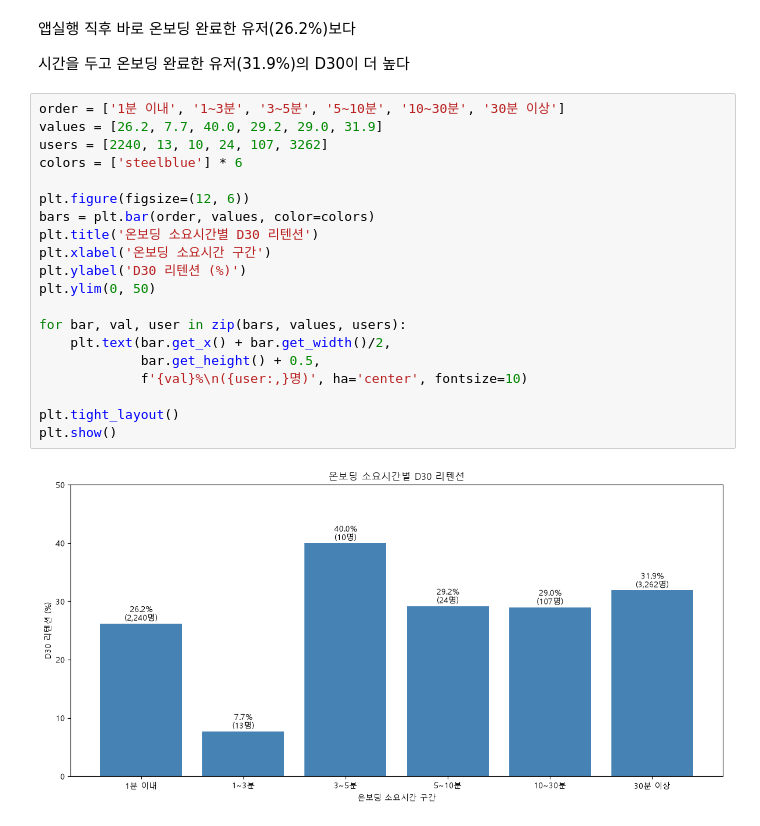
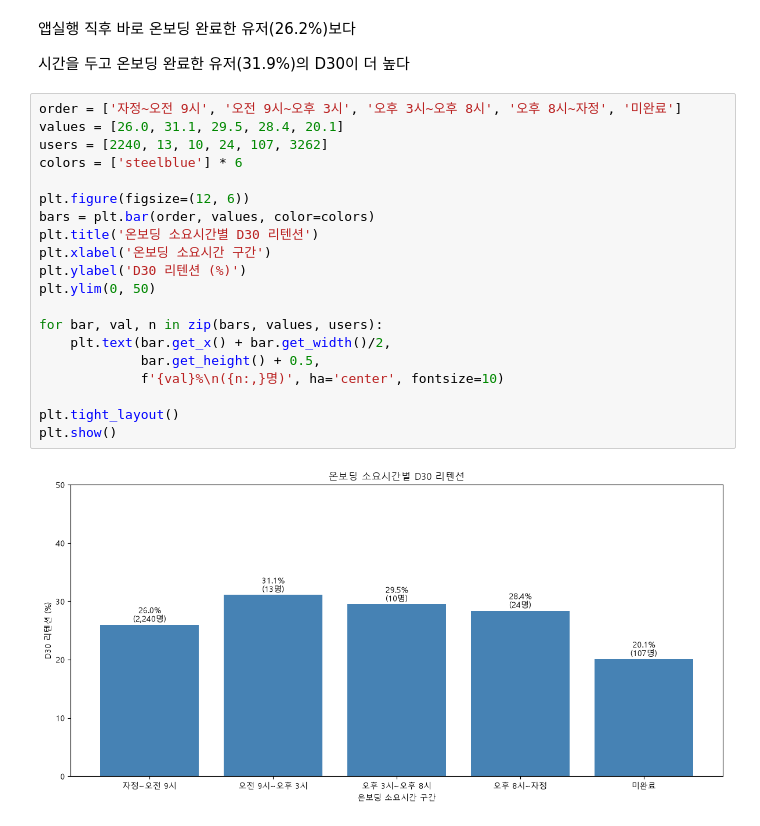
Before and after one commit to leegolem/Anti-Churn-Committee, a Jupyter notebook: notebooks/jiryun/2eda.ipynb, the cells around one changed output. Saved outputs shown, nothing was run; the diff lists cells and outputs as text.

```diff
--- a/notebooks/jiryun/2eda.ipynb
+++ b/notebooks/jiryun/2eda.ipynb
@@ -745,24 +723,24 @@ print(pd.DataFrame(result))
 
 시간을 두고 온보딩 완료한 유저(31.9%)의 D30이 더 높다
 # %%
-order = ['1분 이내', '1~3분', '3~5분', '5~10분', '10~30분', '30분 이상']
-values = [26.2, 7.7, 40.0, 29.2, 29.0, 31.9]
+order = ['자정~오전 9시', '오전 9시~오후 3시', '오후 3시~오후 8시', '오후 8시~자정', '미완료']
+values = [26.0, 31.1, 29.5, 28.4, 20.1]
 users = [2240, 13, 10, 24, 107, 3262]
 colors = ['steelblue'] * 6
 
 plt.figure(figsize=(12, 6))
 bars = plt.bar(order, values, color=colors)
 plt.title('온보딩 소요시간별 D30 리텐션')
 plt.xlabel('온보딩 소요시간 구간')
 plt.ylabel('D30 리텐션 (%)')
 plt.ylim(0, 50)
 
-for bar, val, user in zip(bars, values, users):
+for bar, val, n in zip(bars, values, users):
     plt.text(bar.get_x() + bar.get_width()/2,
              bar.get_height() + 0.5,
-             f'{val}%\n({user:,}명)', ha='center', fontsize=10)
+             f'{val}%\n({n:,}명)', ha='center', fontsize=10)
 
 plt.tight_layout()
 plt.show()
 # %% [output]
-[figure, old version]
+[figure, new version]
```
Also changed, not shown: parts of 26 cells of this notebook.
